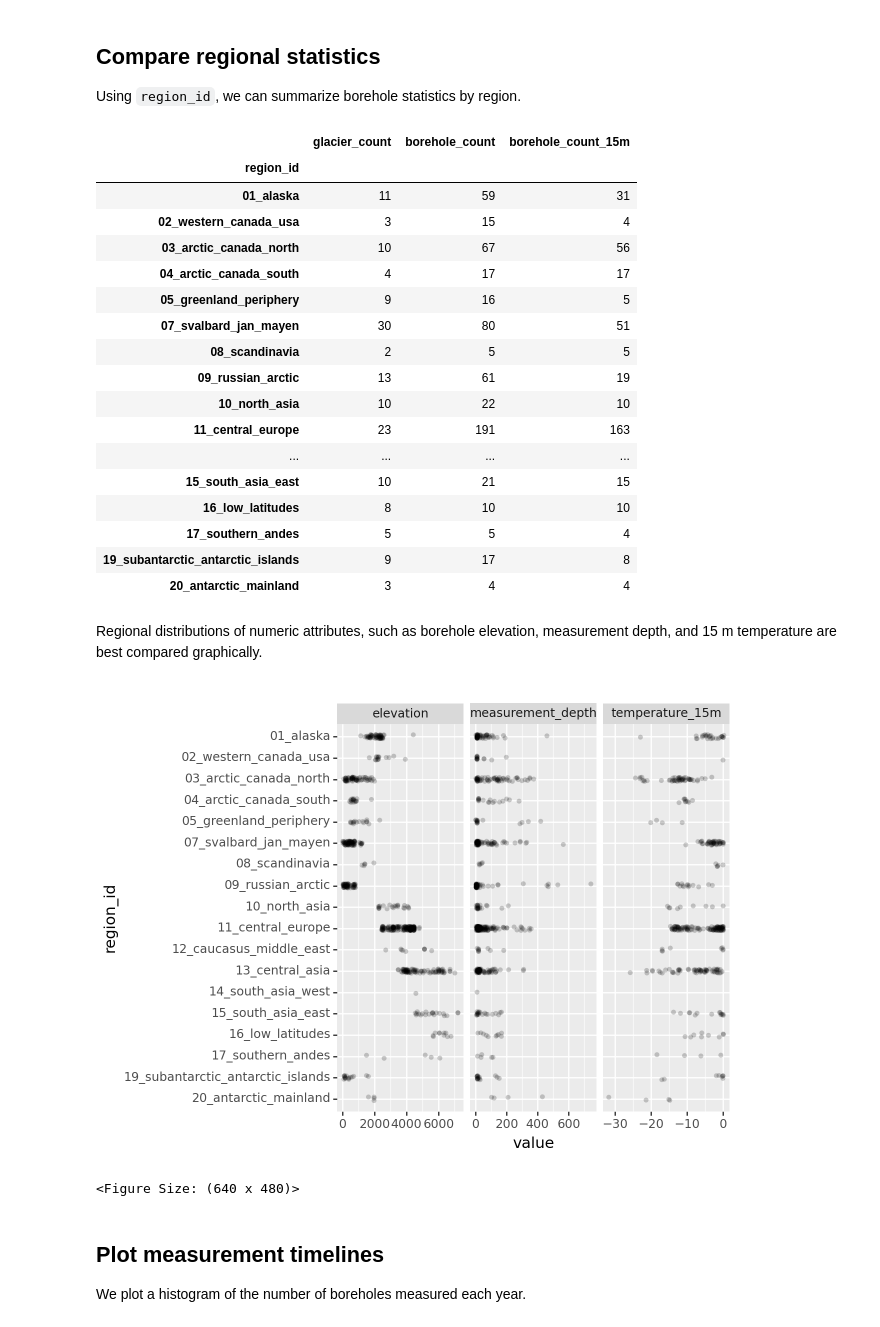
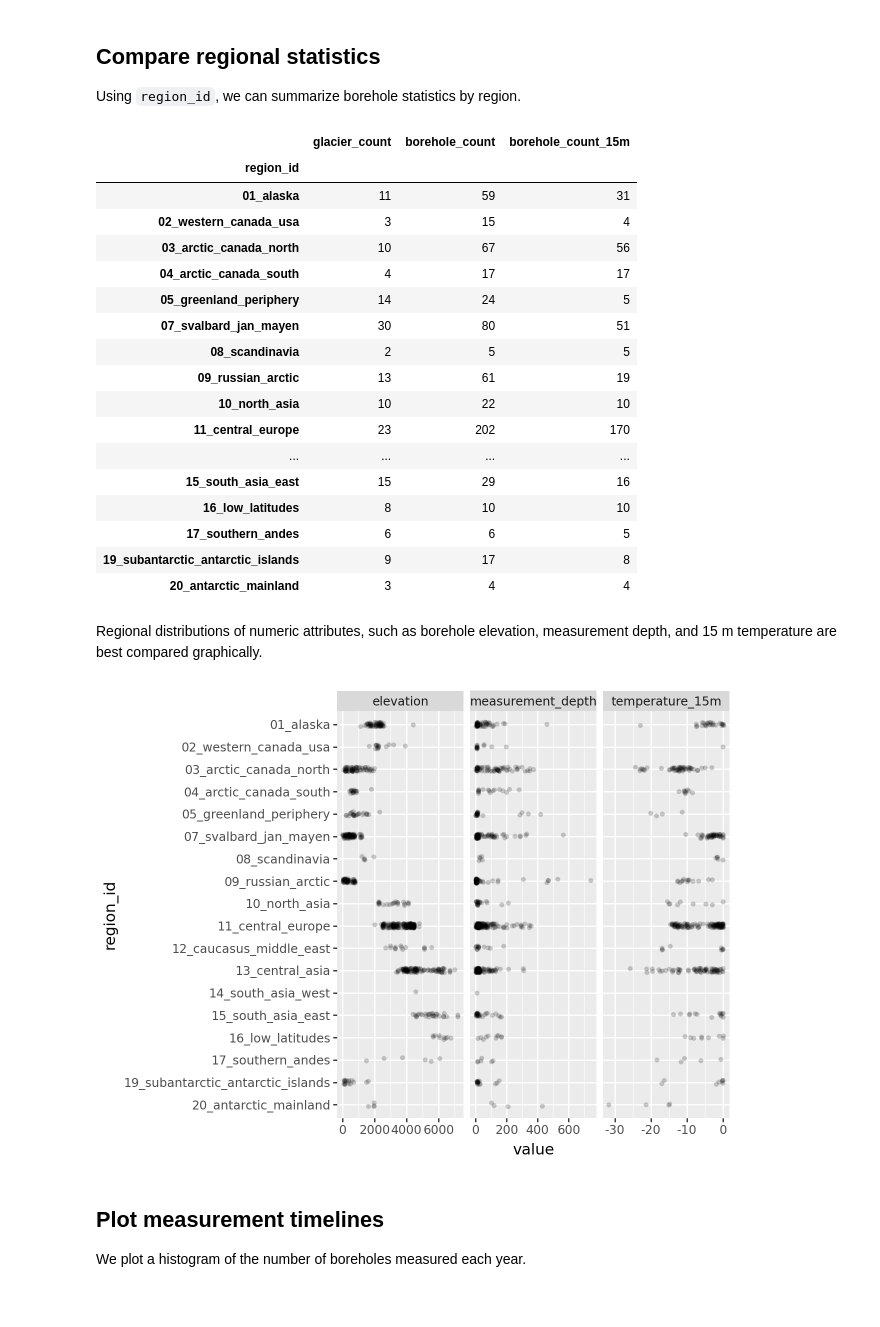
Before and after one commit to mjacqu/glenglat, a Jupyter notebook: tutorial.ipynb, the cells around one changed output. Saved outputs shown, nothing was run; the diff lists cells and outputs as text; code cells hidden in the pictures.

```diff
--- a/tutorial.ipynb
+++ b/tutorial.ipynb
@@ -40,7 +40,7 @@ Although optional, we use the column data types defined in the metadata file (`d
 # Convert column data types in metadata to Pandas format
 pandas_dtypes = {
   'string': 'string',
-  'number': 'float64',
+  'number': 'Float64',
   'integer': 'Int64',
   'boolean': 'boolean',
   'time': 'string',
@@ -325,7 +324,7 @@ dfs['borehole'].groupby('region_id').agg(**{
   'glacier_count': ('glacier_id', 'nunique'),
   'borehole_count': ('region_id', 'size'),
   'borehole_count_15m': ('measurement_depth', lambda x: x.ge(15).sum())
-})
+}).astype('Int64')
 # %% [output]
 |  | glacier_count | borehole_count | borehole_count_15m |
 | region_id |  |  |  |
@@ -333,16 +332,16 @@ dfs['borehole'].groupby('region_id').agg(**{
 | 02_western_canada_usa | 3 | 15 | 4 |
 | 03_arctic_canada_north | 10 | 67 | 56 |
 | 04_arctic_canada_south | 4 | 17 | 17 |
-| 05_greenland_periphery | 9 | 16 | 5 |
+| 05_greenland_periphery | 14 | 24 | 5 |
 | 07_svalbard_jan_mayen | 30 | 80 | 51 |
 | 08_scandinavia | 2 | 5 | 5 |
 | 09_russian_arctic | 13 | 61 | 19 |
 | 10_north_asia | 10 | 22 | 10 |
-| 11_central_europe | 23 | 191 | 163 |
+| 11_central_europe | 23 | 202 | 170 |
 | ... | ... | ... | ... |
-| 15_south_asia_east | 10 | 21 | 15 |
+| 15_south_asia_east | 15 | 29 | 16 |
 | 16_low_latitudes | 8 | 10 | 10 |
-| 17_southern_andes | 5 | 5 | 4 |
+| 17_southern_andes | 6 | 6 | 5 |
 | 19_subantarctic_antarctic_islands | 9 | 17 | 8 |
 | 20_antarctic_mainland | 3 | 4 | 4 |
 # %% [markdown]
@@ -350,30 +349,29 @@ Regional distributions of numeric attributes, such as borehole elevation, measur
 # %%
 variables = ['measurement_depth', 'elevation', 'temperature_15m']
 
 # Melt from wide to long format for plotting
 df = dfs['borehole'].melt(
   id_vars=['region_id'],
   value_vars=variables,
   var_name='variable',
   value_name='value'
-)
+).astype({'value': 'float64'})
 
 # Set region display order
 df['region_id'] = pd.Categorical(
   values=df['region_id'],
   categories=df['region_id'].drop_duplicates().sort_values(ascending=False)
 )
 
 # Plot
 (
   p9.ggplot(df, p9.aes(x='region_id', y='value'))
   + p9.geom_jitter(height=0, width=0.1, alpha=0.2, stroke=0, size=2)
   + p9.coord_flip()
   + p9.facet_grid('. ~ variable', scales='free')
 )
 # %% [output]
-[figure, old version]
+[figure, new version]
-<Figure Size: (640 x 480)>
 # %% [markdown]
 ## Plot measurement timelines
 
```
Also changed, not shown: parts of 10 cells of this notebook.
